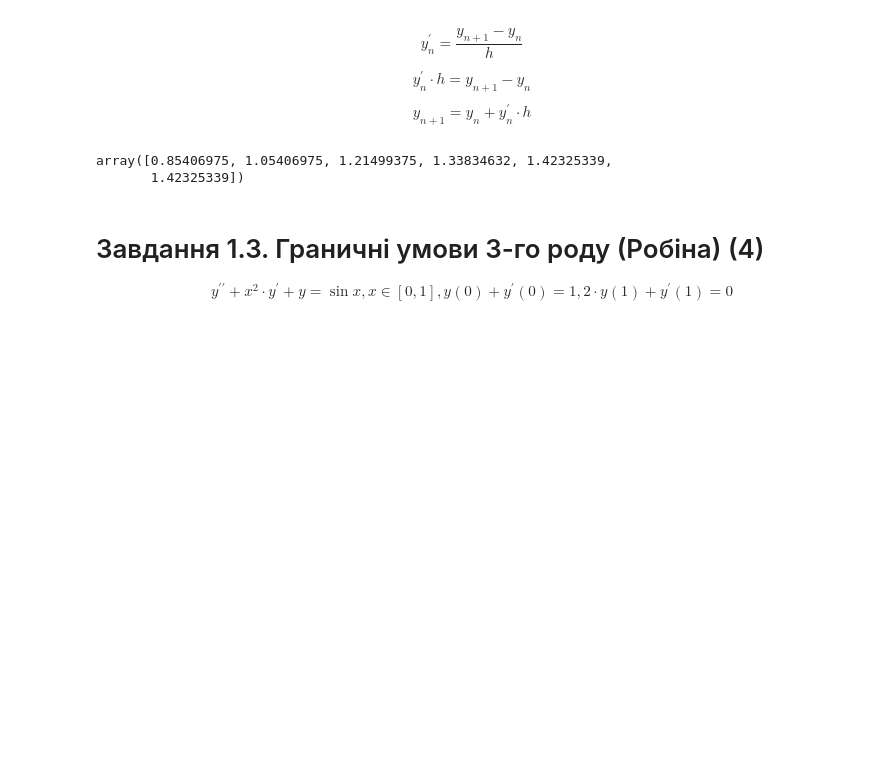
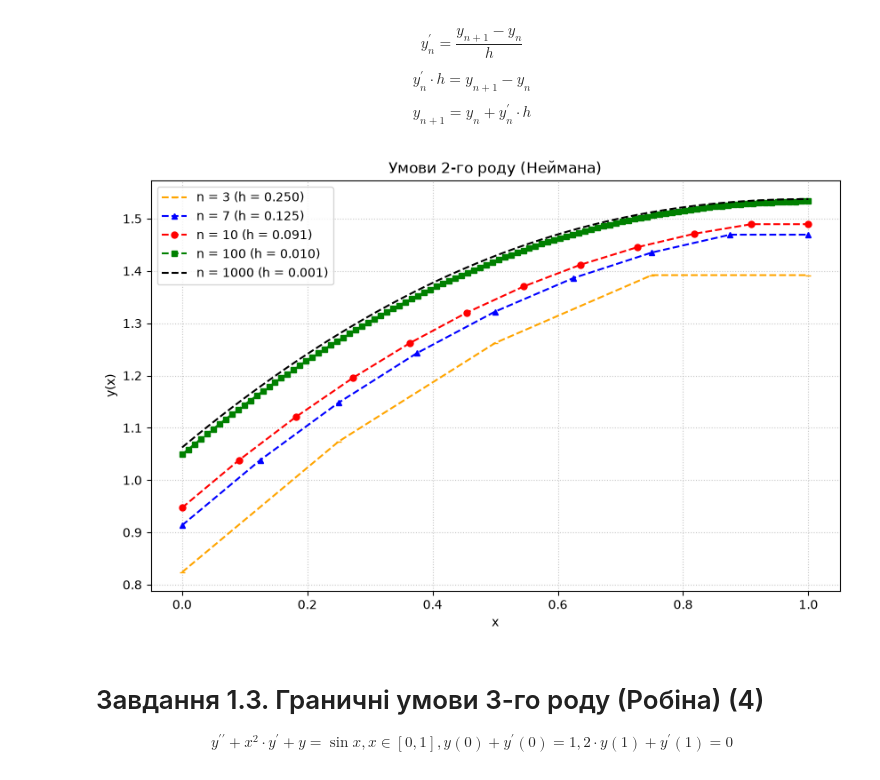
Before and after one commit to KlymentievMaksym/BMMNS, a Jupyter notebook: labs/lab1/lab1.ipynb, the cells around one changed output. Saved outputs shown, nothing was run; the diff lists cells and outputs as text; code cells hidden in the pictures; blank space fills up the shorter version.

```diff
--- a/labs/lab1/lab1.ipynb
+++ b/labs/lab1/lab1.ipynb
@@ -318,31 +372,39 @@ y_{n}^{\prime} \cdot h = y_{n+1} - y_n
 # %%
 def modify_array_neiman(A: np.ndarray, B: np.ndarray, C: np.ndarray, D: np.ndarray, A_0: float, C_np: float, y_start: float, y_end: float, h: float) -> None:
     B[0] += A_0
     D[0] += A_0 * y_start * h
     B[-1] += C_np
     D[-1] -= C_np * h * y_end
 
 def modify_yse_neiman(y_start: float, y_end: float, y_inside: np.ndarray, h: float) -> tuple[float, float]:
     y_start = y_inside[0] - h * y_start
     y_end = y_inside[-1] + h * y_end
 
     return y_start, y_end
 
 solve_task1(
     P=lambda x: 1 + 0*x,
     Q=lambda x: x**2,
     R=lambda x: 1 + 0*x,
     f=lambda x: np.sin(x),
     y_start=1,
     y_end=0,
     limits=[0, 1],
     modify_array=modify_array_neiman,
     modify_yse=modify_yse_neiman,
     n=4
 )
+
+plot_comparisons(
+    task_name="Умови 2-го роду (Неймана)",
+    modify_array_func=modify_array_neiman,
+    modify_yse_func=modify_yse_neiman,
+    limits=[0, 1],
+    y_start=1,
+    y_end=0
+)
 # %% [output]
-array([0.85406975, 1.05406975, 1.21499375, 1.33834632, 1.42325339,
-       1.42325339])
+[figure, added]
 # %% [markdown]
 # Завдання 1.3. Граничні умови 3-го роду (Робіна) (4)
 $$ y^{\prime\prime} + x^2 \cdot y^{\prime} + y = \sin{x}, x \in \left[ 0, 1 \right], y\left( 0 \right) + y^{\prime}\left( 0 \right) = 1, 2 \cdot y\left( 1 \right) + y^{\prime}\left( 1 \right) = 0 $$
```
Also changed, not shown: parts of 5 cells of this notebook.
